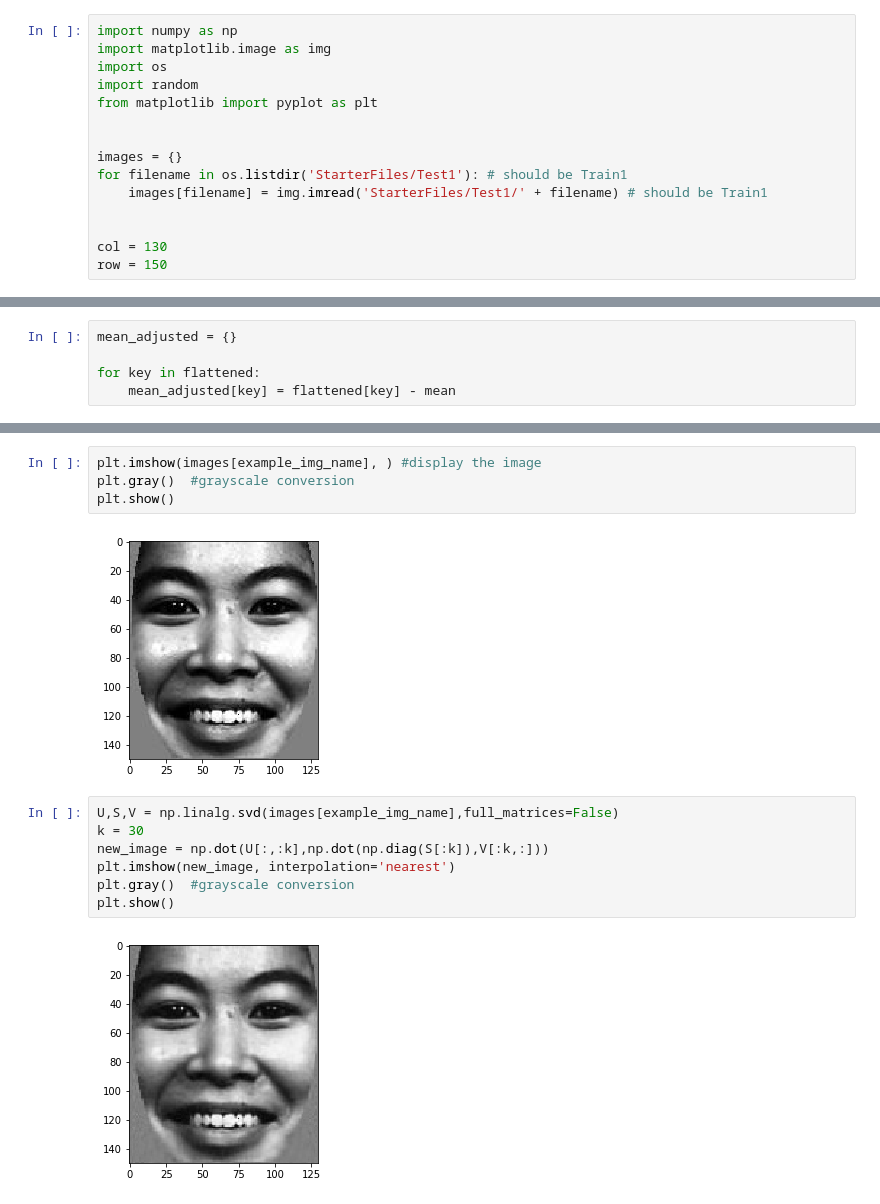
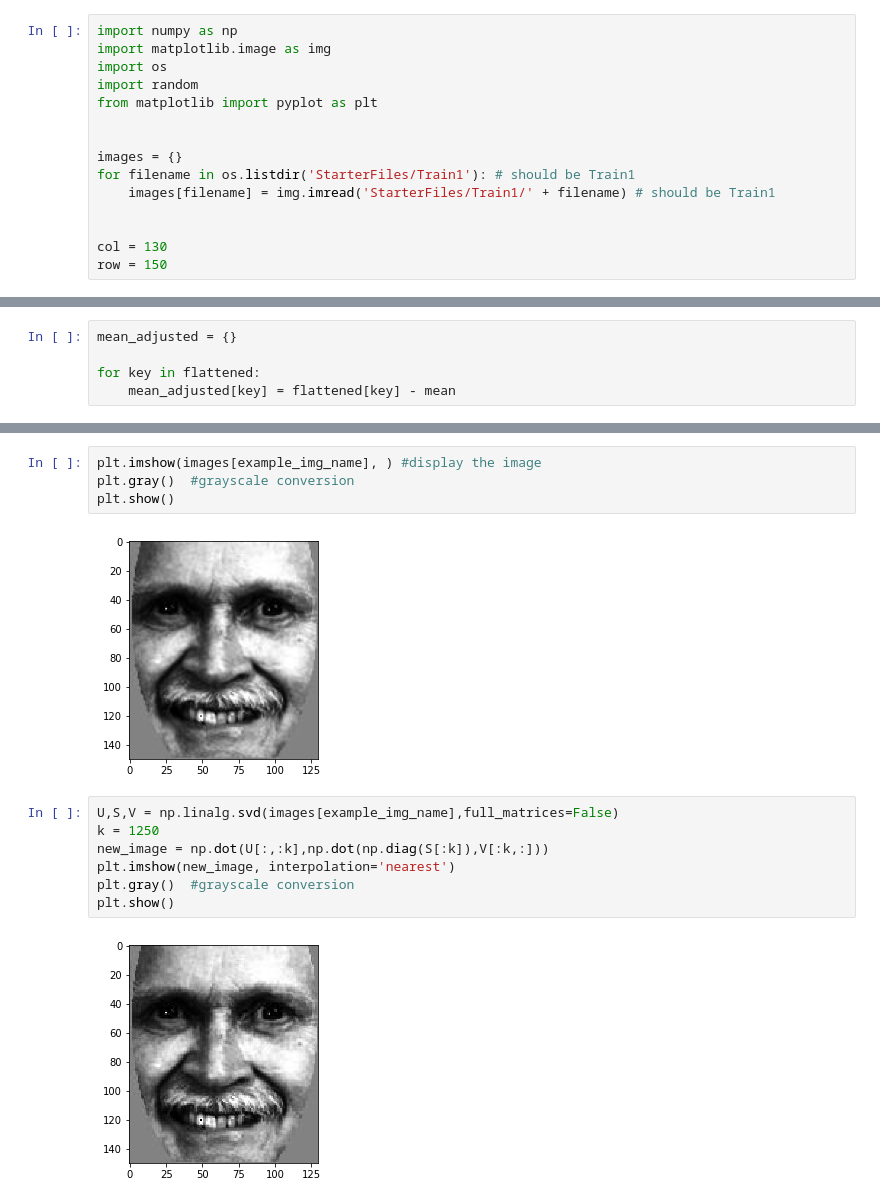
Before and after one commit to ttrapaid/facerecognition, a Jupyter notebook: pca.ipynb, the cells around one changed output, grey strips where cells are left out. Drawn from its saved outputs; the diff is of its cells as text.

```diff
--- a/pca.ipynb
+++ b/pca.ipynb
@@ -7,8 +7,8 @@ from matplotlib import pyplot as plt
 
 
 images = {}
-for filename in os.listdir('StarterFiles/Test1'): # should be Train1
-    images[filename] = img.imread('StarterFiles/Test1/' + filename) # should be Train1
+for filename in os.listdir('StarterFiles/Train1'): # should be Train1
+    images[filename] = img.imread('StarterFiles/Train1/' + filename) # should be Train1
 
 
 col = 130
@@ -126,16 +169,16 @@ plt.imshow(images[example_img_name], ) #display the image
 plt.gray()  #grayscale conversion
 plt.show()
 # %% [output]
-[figure, old version]
+[figure, new version]
 # %%
 U,S,V = np.linalg.svd(images[example_img_name],full_matrices=False)
-k = 30
+k = 1250
 new_image = np.dot(U[:,:k],np.dot(np.diag(S[:k]),V[:k,:]))
 plt.imshow(new_image, interpolation='nearest')
 plt.gray()  #grayscale conversion
 plt.show()
 # %% [output]
-[figure, old version]
+[figure, new version]
 # %%
 normalized = covar_eigvecs.copy()
 
```
Also changed, not shown: parts of 26 cells of this notebook.
